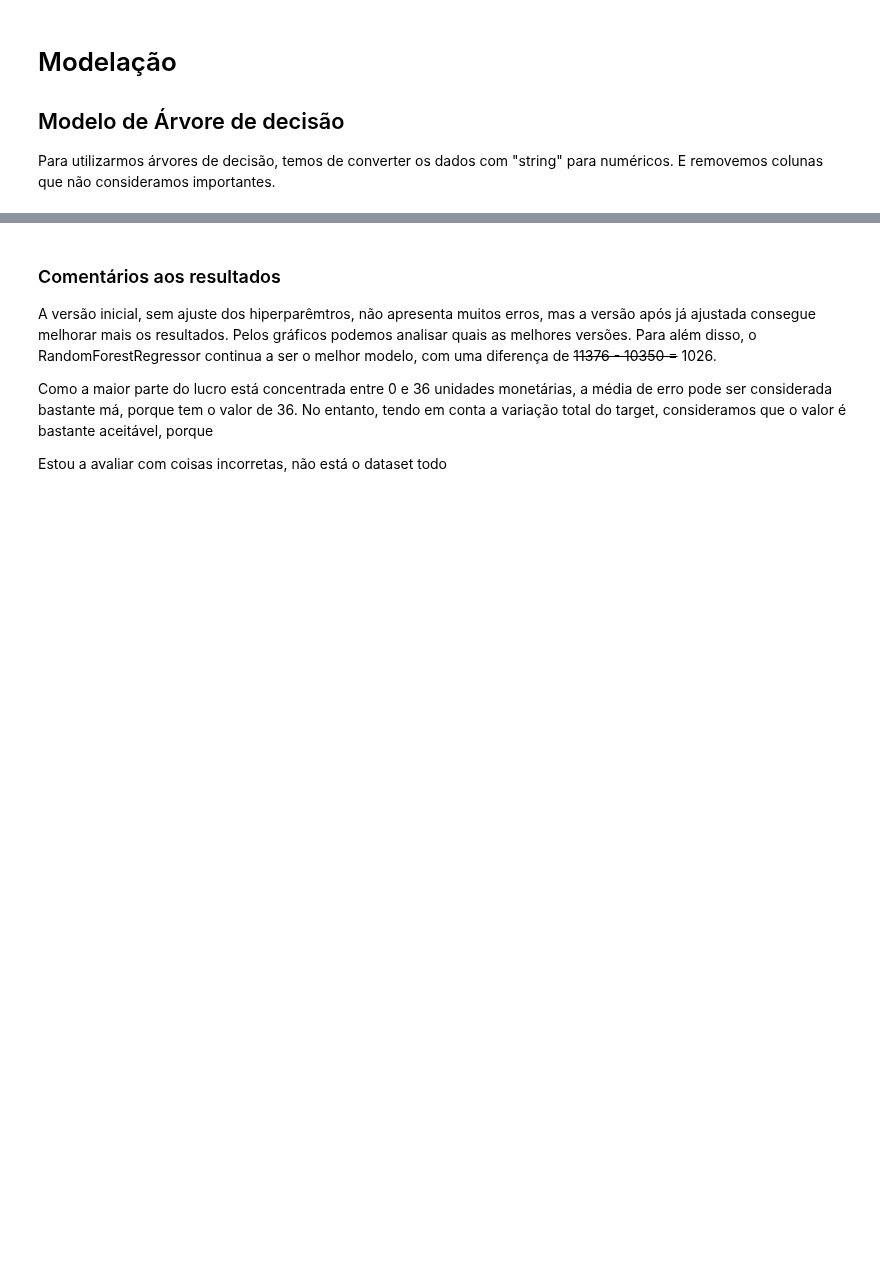
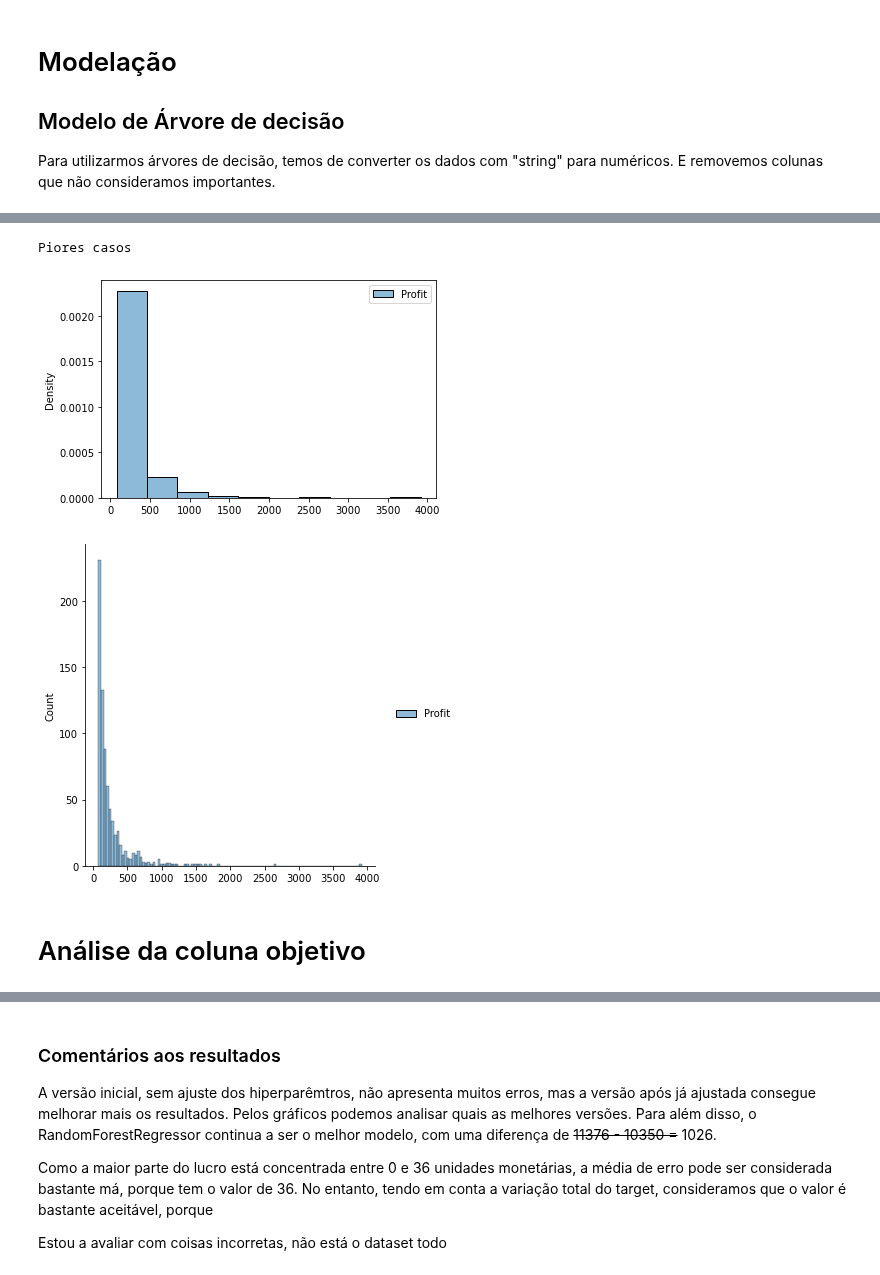
Before and after one commit to gonaloppcc/projetoDAA, a Jupyter notebook: melhor_grupo/decision_tree.ipynb, the cells around one changed output, grey strips where cells are left out. Saved outputs shown, nothing was run; the diff lists cells and outputs as text; code cells hidden in the pictures; blank space fills up the shorter version.

```diff
--- a/melhor_grupo/decision_tree.ipynb
+++ b/melhor_grupo/decision_tree.ipynb
@@ -491,0 +433,41 @@ print(x)
+# %%
+
+# Inclui os parâmetros default
+parametersDRT={"splitter":["best","random"],
+            "max_depth" : [3,7,12, None],
+
+           "min_weight_fraction_leaf":[0.0, 0.2,0.5],
+           "max_features":["auto","log2","sqrt",None],
+           }
+
+
+best_param1 = hyper_param(dtr, parametersDRT)
+
+best_dtr = DecisionTreeRegressor(random_state=RANDOM_SEED)
+print("Melhores parâmetros: ", best_param1)
+print(best_dtr.set_params(**best_param1))
+analise_model(best_dtr)
+
+
+parametersRFR = {
+            "n_estimators" : [20,50,100],
+            "max_features" : ["auto", "log2", "sqrt"],
+            "bootstrap"    : [True, False]
+        }
+
+best_param2 = hyper_param(rfr,parametersRFR)
+best_rfr = RandomForestRegressor(n_estimators=20, max_depth=10, criterion='squared_error', random_state=RANDOM_SEED)
+print("Melhores parâmetros: ", best_param2)
+print(best_rfr.set_params(**best_param2))
+predictions = analise_model(best_rfr)
+
+
+#best_rfr.fit(X_train, y_train)
+#predictionsXXX = best_rfr.predict(X_test)
+analise_worst_errors(predictions)
+# %% [output]
+Piores casos
+[figure, added]
+[figure, added]
+# %% [markdown]
+# Análise da coluna objetivo
```
Also changed, not shown: parts of 11 cells of this notebook, 1 other file.
